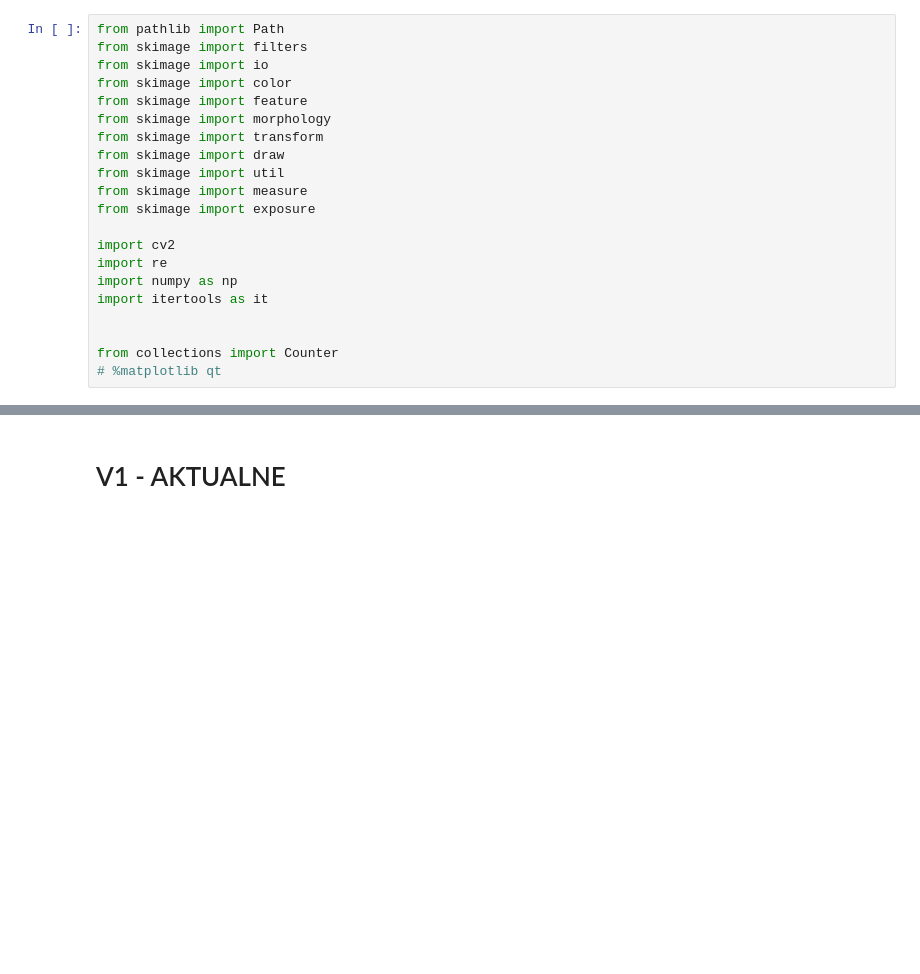
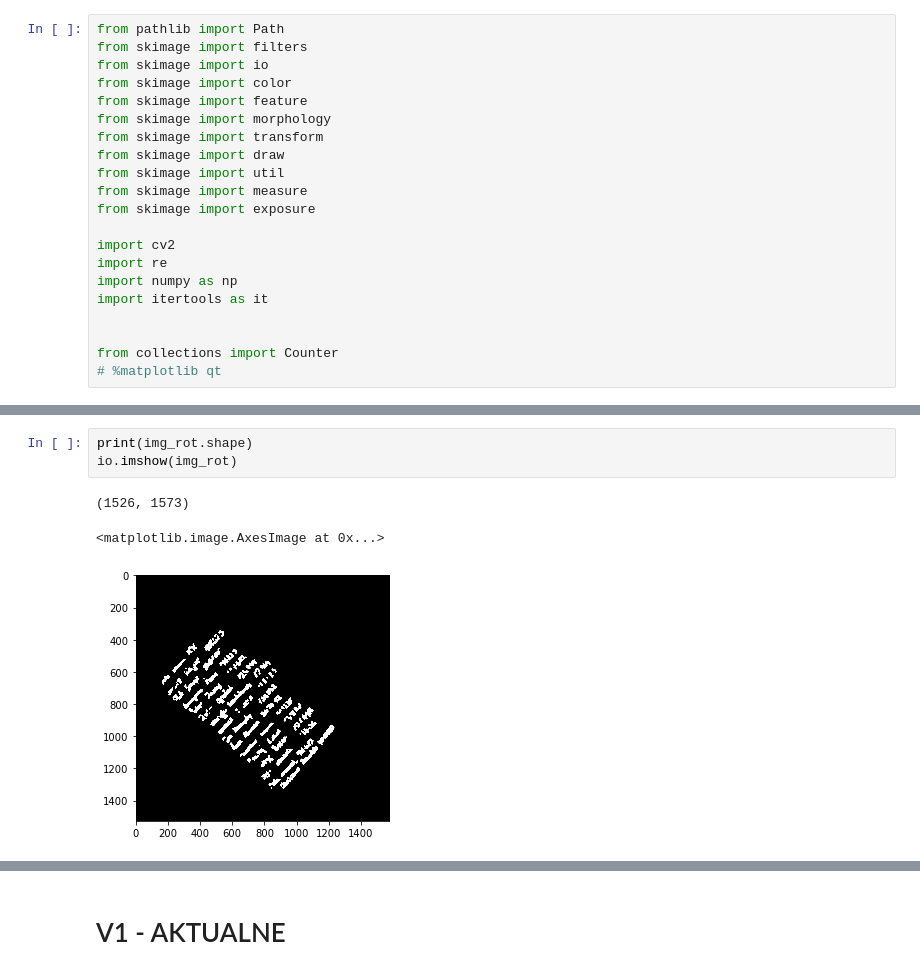
Before and after one commit to LiLatee/PIRO_project2, a Jupyter notebook: jupyter/2_Wyciecie_cyfr_z_obrazow_indeksow.ipynb, the cells around one changed output, grey strips where cells are left out. Drawn from its saved outputs; the diff is of its cells as text; blank space fills up the shorter version.

```diff
--- a/jupyter/2_Wyciecie_cyfr_z_obrazow_indeksow.ipynb
+++ b/jupyter/2_Wyciecie_cyfr_z_obrazow_indeksow.ipynb
@@ -21,0 +34,7 @@ from collections import Counter
+# %%
+print(img_rot.shape)
+io.imshow(img_rot)
+# %% [output]
+(1526, 1573)
+<matplotlib.image.AxesImage at 0x...>
+[figure, added]
```
Also changed, not shown: parts of 4 cells of this notebook, 3 other files.
